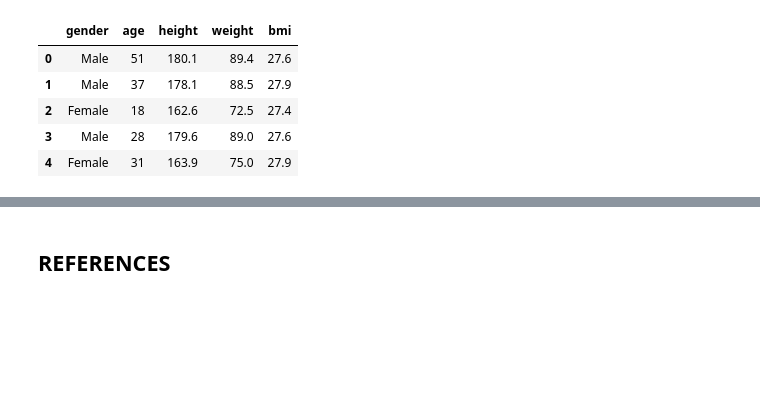
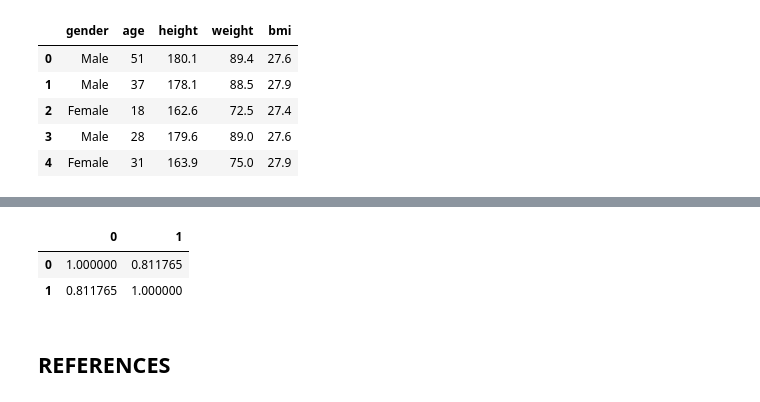
Before and after one commit to AnteDujic/Programming-for-Data-Analysis_project, a Jupyter notebook: bmi_ireland.ipynb, the cells around one changed output, grey strips where cells are left out. Cells and saved outputs as stored; diff of their text form; code cells hidden in the pictures; blank space fills up the shorter version.

```diff
--- a/bmi_ireland.ipynb
+++ b/bmi_ireland.ipynb
@@ -217,5 +210,9 @@ plt.show()
 # %%
-df
+data.corr()
+# %% [output]
+|  | 0 | 1 |
+| 0 | 1.000000 | 0.811765 |
+| 1 | 0.811765 | 1.000000 |
 # %% [markdown]
 ## REFERENCES
 # %% [markdown]
```
Also changed, not shown: parts of 8 cells of this notebook.
